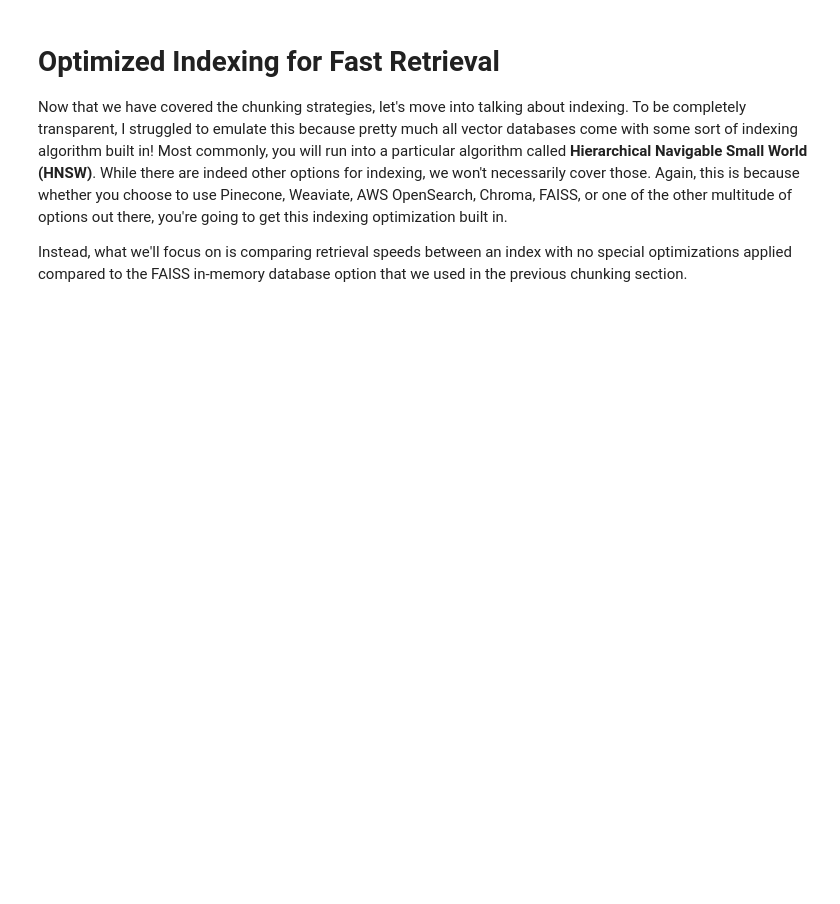
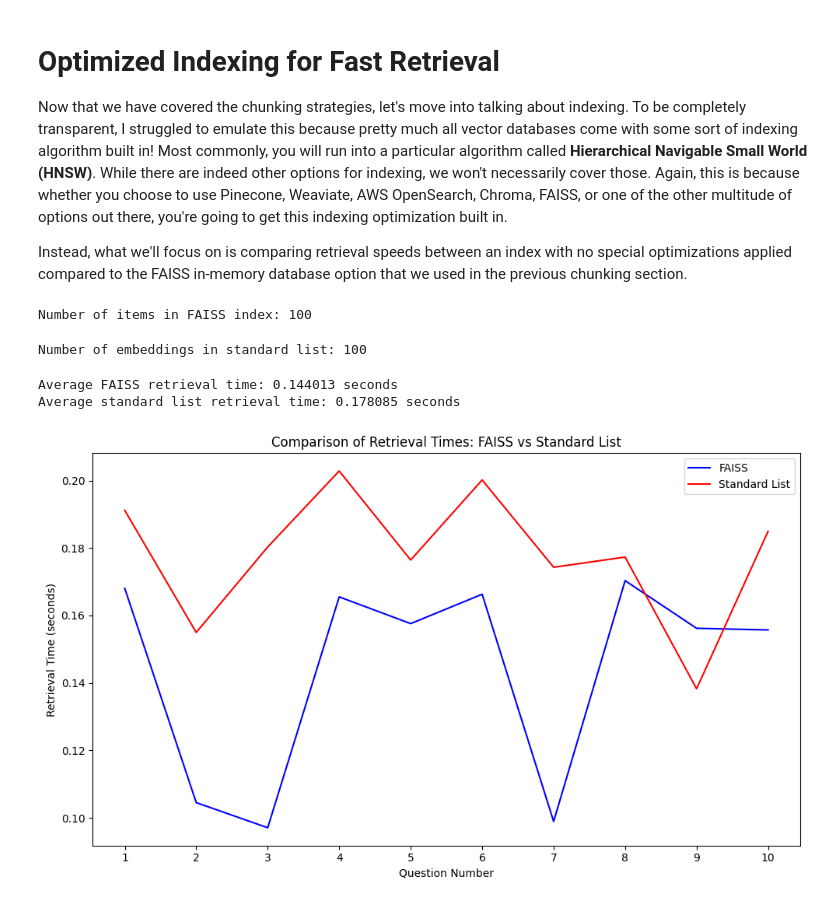
Before and after one commit to dkhundley/llm-rag-guide, a Jupyter notebook: notebooks/rag_advanced_ingestion.ipynb, the cells around one changed output. Cells and saved outputs as stored; diff of their text form; code cells hidden in the pictures; blank space fills up the shorter version.

```diff
--- a/notebooks/rag_advanced_ingestion.ipynb
+++ b/notebooks/rag_advanced_ingestion.ipynb
@@ -242,3 +299,78 @@ df_chunking_results.to_csv('../data/chunking_experiment_results.csv', index = Fa
 Now that we have covered the chunking strategies, let's move into talking about indexing. To be completely transparent, I struggled to emulate this because pretty much all vector databases come with some sort of indexing algorithm built in! Most commonly, you will run into a particular algorithm called **Hierarchical Navigable Small World (HNSW)**. While there are indeed other options for indexing, we won't necessarily cover those. Again, this is because whether you choose to use Pinecone, Weaviate, AWS OpenSearch, Chroma, FAISS, or one of the other multitude of options out there, you're going to get this indexing optimization built in.
 
 Instead, what we'll focus on is comparing retrieval speeds between an index with no special optimizations applied compared to the FAISS in-memory database option that we used in the previous chunking section.
+# %%
+# Loading the documents
+documents = DataFrameLoader(df_kis, page_content_column = 'ki_text').load()
+
+# Creating FAISS index without chunking
+faiss_index = FAISS.from_documents(documents, embedding_algorithm)
+
+# Printing the number of items in FAISS index
+print(f"Number of items in FAISS index: {faiss_index.index.ntotal}")
+# %% [output]
+Number of items in FAISS index: 100
+# %%
+# Creating a standard Python list to store embeddings
+standard_list_embeddings = []
+
+# Embedding documents and storing in the list
+for doc in documents:
+    embedding = embedding_algorithm.embed_query(doc.page_content)
+    standard_list_embeddings.append(embedding)
+
+# Printing the length of the list to confirm
+print(f"Number of embeddings in standard list: {len(standard_list_embeddings)}")
+# %% [output]
+Number of embeddings in standard list: 100
+# %%
+def find_most_similar(query_embedding, embeddings_list):
+    similarities = [np.dot(query_embedding, doc_embedding) for doc_embedding in embeddings_list]
+    return np.argmax(similarities)
+
+faiss_times = []
+standard_times = []
+
+for question in df_validation['question']:
+    # FAISS retrieval
+    start_time = time.time()
+    faiss_index.similarity_search(question, k = 1)
+    faiss_times.append(time.time() - start_time)
+
+    # Standard list retrieval
+    start_time = time.time()
+    query_embedding = embedding_algorithm.embed_query(question)
+    find_most_similar(query_embedding, standard_list_embeddings)
+    standard_times.append(time.time() - start_time)
+
+print(f"Average FAISS retrieval time: {sum(faiss_times) / len(faiss_times):.6f} seconds")
+print(f"Average standard list retrieval time: {sum(standard_times) / len(standard_times):.6f} seconds")
+# %% [output]
+Average FAISS retrieval time: 0.144013 seconds
+Average standard list retrieval time: 0.178085 seconds
+# %%
+import matplotlib.pyplot as plt
+
+# Creating data for the plot
+methods = ['FAISS', 'Standard List']
+questions = range(1, 11)  # Assuming 10 questions
+
+# Creating the line plot
+plt.figure(figsize = (10, 6))
+plt.plot(questions, faiss_times[:10], 'b-', label = 'FAISS')
+plt.plot(questions, standard_times[:10], 'r-', label = 'Standard List')
+
+# Adding labels and title
+plt.xlabel('Question Number')
+plt.ylabel('Retrieval Time (seconds)')
+plt.title('Comparison of Retrieval Times: FAISS vs Standard List')
+plt.legend()
+
+# Setting x-axis ticks to whole numbers
+plt.xticks(questions)
+
+# Displaying the plot
+plt.tight_layout()
+plt.show()
+# %% [output]
+[figure, added]
```
Also changed, not shown: parts of 5 cells of this notebook, 1 other file.
